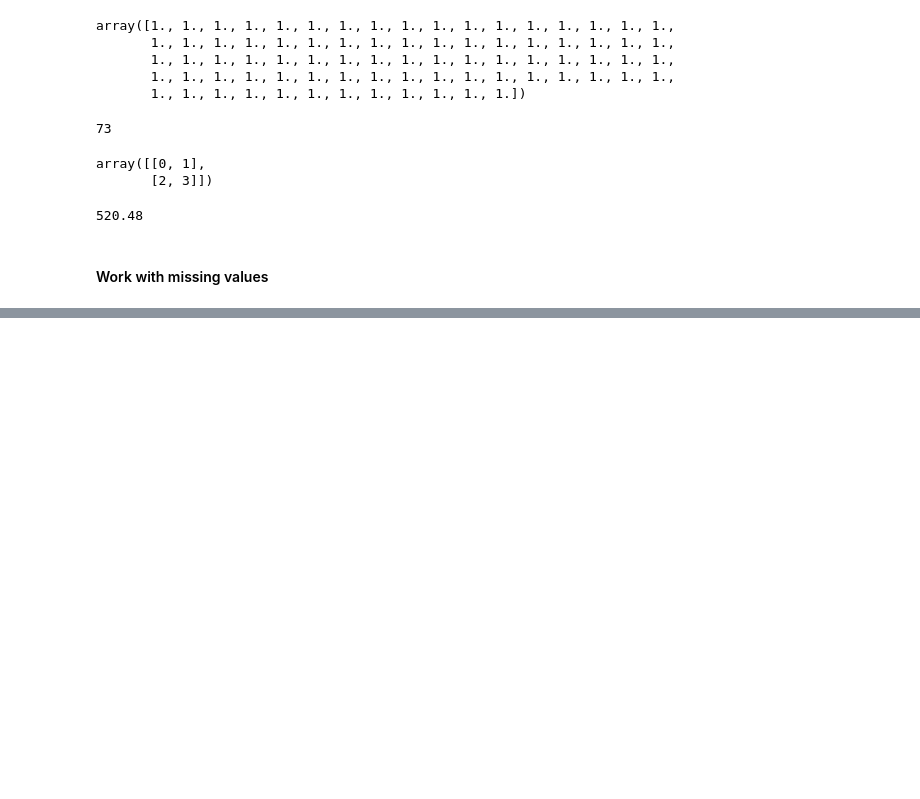
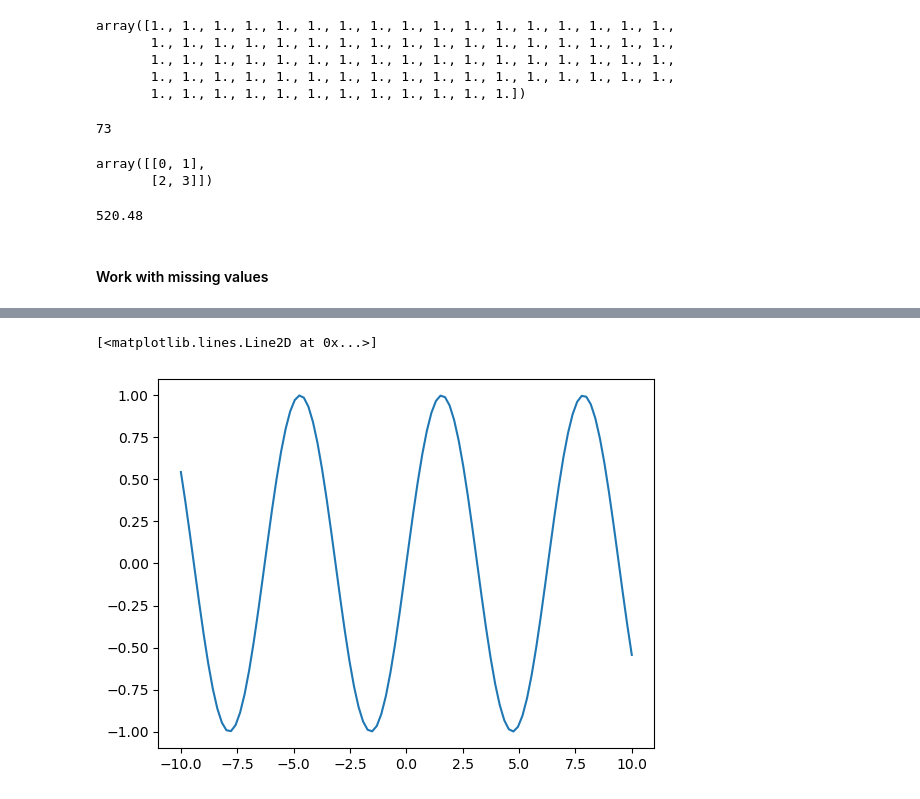
Before and after one commit to surajksharma7/DataScience, a Jupyter notebook: 05 week/14 Session.ipynb, the cells around one changed output, grey strips where cells are left out. Cells and saved outputs as stored; diff of their text form; code cells hidden in the pictures; blank space fills up the shorter version.

```diff
--- a/05 week/14 Session.ipynb
+++ b/05 week/14 Session.ipynb
@@ -173,0 +207,5 @@ print(mse(actual,predicted))
+# %%
+plt.plot(x,np.sin(x))
+# %% [output]
+[<matplotlib.lines.Line2D at 0x...>]
+[figure, added]
```
Also changed, not shown: parts of 12 cells of this notebook, 2 other files.
